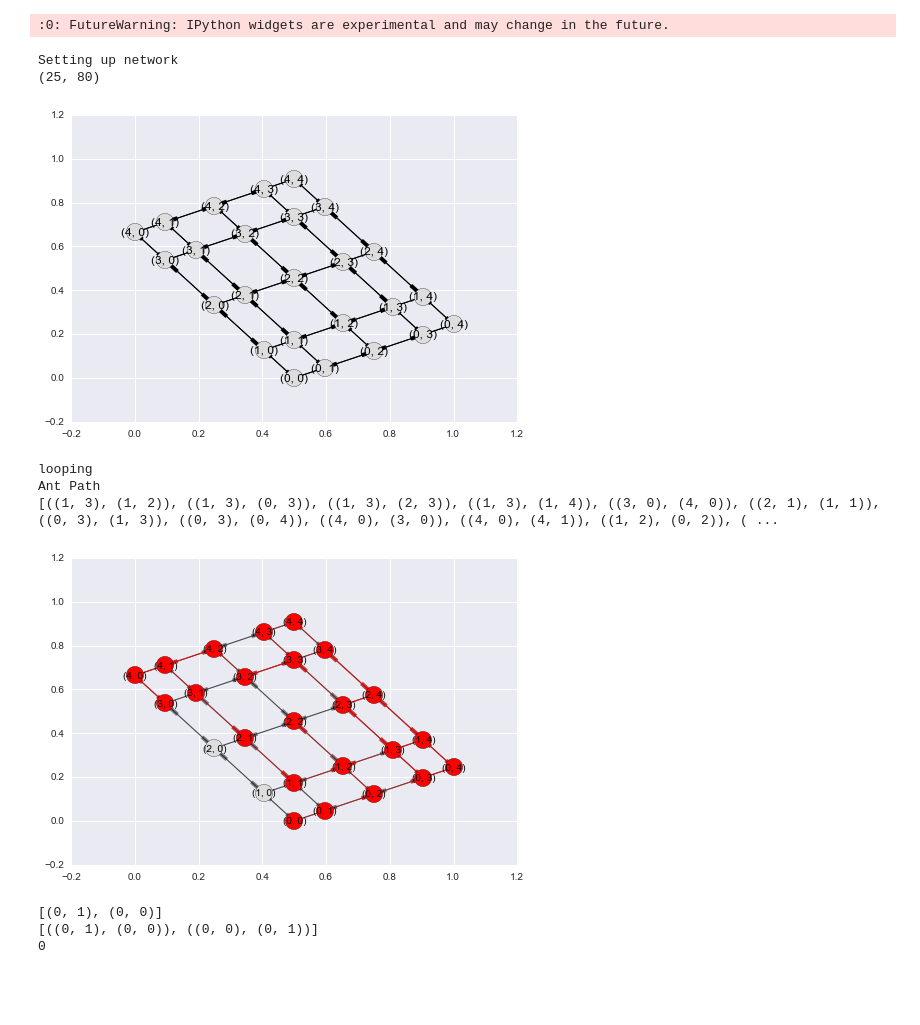
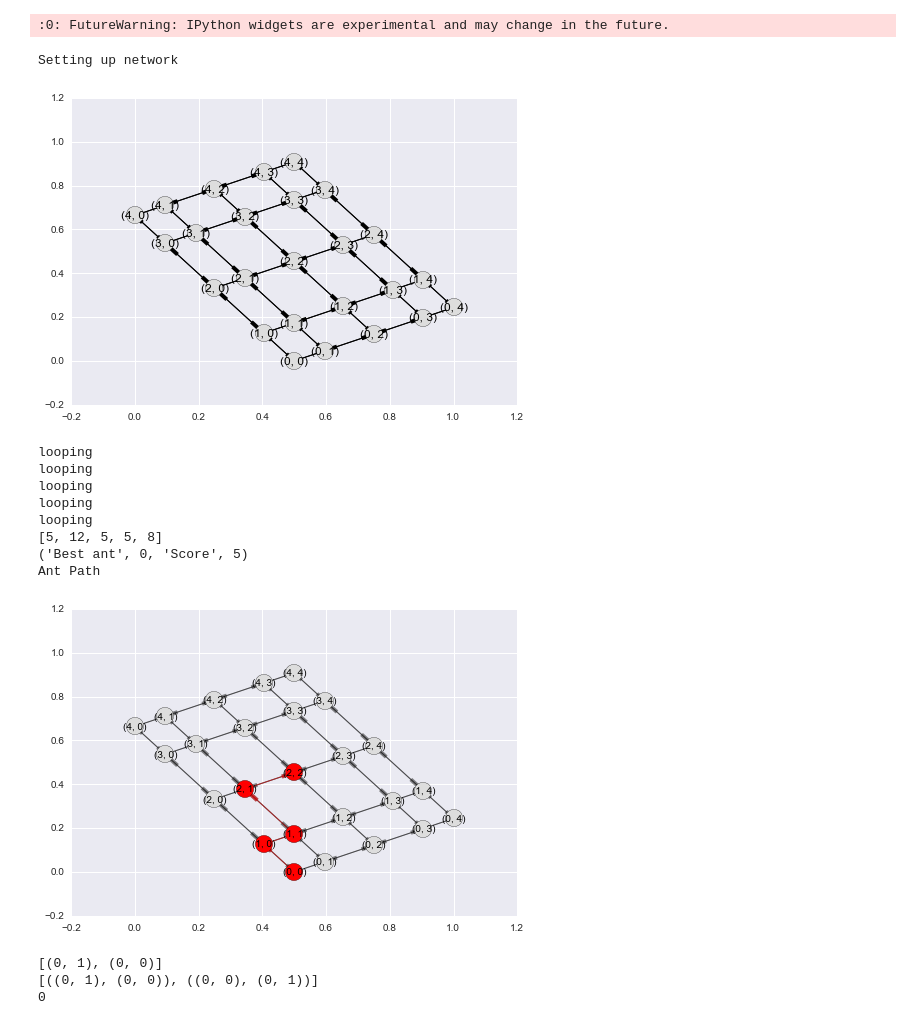
Before and after one commit to colinsh21/Python, a Jupyter notebook: ipython/Pheromone Walk.ipynb, the cells around one changed output. Saved outputs shown, nothing was run; the diff lists cells and outputs as text; code cells hidden in the pictures; blank space fills up the shorter version.

Commit message:
Chose Best Ants
Picks the best ants based on an objective criteria.

```diff
--- a/ipython/Pheromone Walk.ipynb
+++ b/ipython/Pheromone Walk.ipynb
@@ -204,57 +238,62 @@ class Space(object):
 # %%
-space=Space(size=5,num_ants=1,sink=(2,2))
+space=Space(size=5,num_ants=5,sink=(2,2))
 nx.draw_networkx(space.g, pos=space.g_layout, node_color='#dddddd')
-print((space.g.number_of_nodes(), space.g.number_of_edges()))
+#print((space.g.number_of_nodes(), space.g.number_of_edges()))
 
 plt.show()
 
 space.step()
 
 print('Ant Path')
-print(space.ant_paths[0].edges())
+#print(space.ant_graphs[0])
+#print(space.ant_graphs[0][0].edges())
 
-p_el=[]
+#p_el=[]
 
 #for i in range(0,len(space.ant_paths[0])-1):
    # p_el.append((space.ant_paths[0][i],space.ant_paths[0][i+1]))
 
 
 # Remove the infected from healthy nodes
-nonpath_nodes = [node for node in space.g.nodes() if node not in space.ant_paths[0]]
+nonpath_nodes = [node for node in space.g.nodes() if node not in space.ant_graphs[space.opt_ant[0]][0]]
 
 
 # Now we can visualize the infected node's position
 f = plt.figure()
-nx.draw_networkx_nodes(space.ant_paths[0], space.g_layout,
+nx.draw_networkx_nodes(space.ant_graphs[space.opt_ant[0]][0], space.g_layout,
                        node_color='red',edge_color='red')
 
 nx.draw_networkx_nodes(space.g, space.g_layout,
                        nodelist=nonpath_nodes,
                        node_color='#dddddd')
 
 nx.draw_networkx_edges(space.g, space.g_layout,
                        width=1.0,
                        alpha=0.5,
                        edge_color='#111111')
 
-nx.draw_networkx_edges(space.ant_paths[0], space.g_layout,
-                      edgelist=space.ant_paths[0].edges(),
+nx.draw_networkx_edges(space.ant_graphs[space.opt_ant[0]][0], space.g_layout,
+                      edgelist=space.ant_graphs[space.opt_ant[0]][0].edges(),
                       width=1.0,
                       alpha=0.5,
                       edge_color='red')
 
 
 _ = nx.draw_networkx_labels(space.g, space.g_layout,
                         dict(zip(space.g.nodes(), space.g.nodes())),
                         font_size=10)
 # %% [output]
 Setting up network
-(25, 80)
 [figure]
 looping
+looping
+looping
+looping
+looping
+[5, 12, 5, 5, 8]
+('Best ant', 0, 'Score', 5)
 Ant Path
-[((1, 3), (1, 2)), ((1, 3), (0, 3)), ((1, 3), (2, 3)), ((1, 3), (1, 4)), ((3, 0), (4, 0)), ((2, 1), (1, 1)), ((0, 3), (1, 3)), ((0, 3), (0, 4)), ((4, 0), (3, 0)), ((4, 0), (4, 1)), ((1, 2), (0, 2)), ( ...
-[figure, old version]
+[figure, new version]
 # %%
 g = nx.grid_graph(dim=[1,2])
 
```
Also changed, not shown: parts of 3 cells of this notebook.
